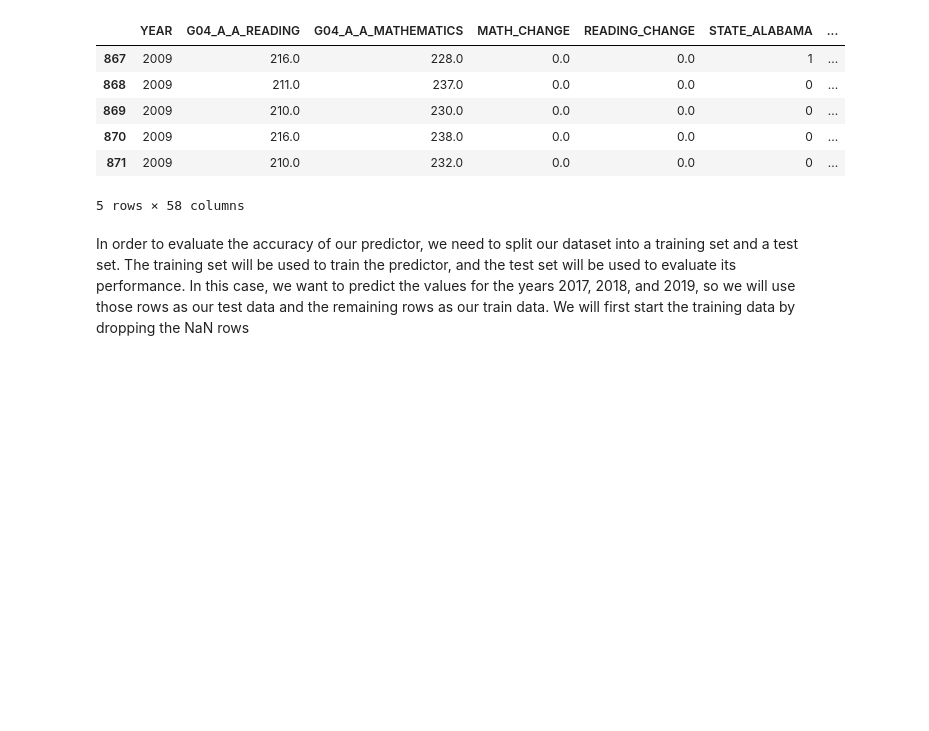
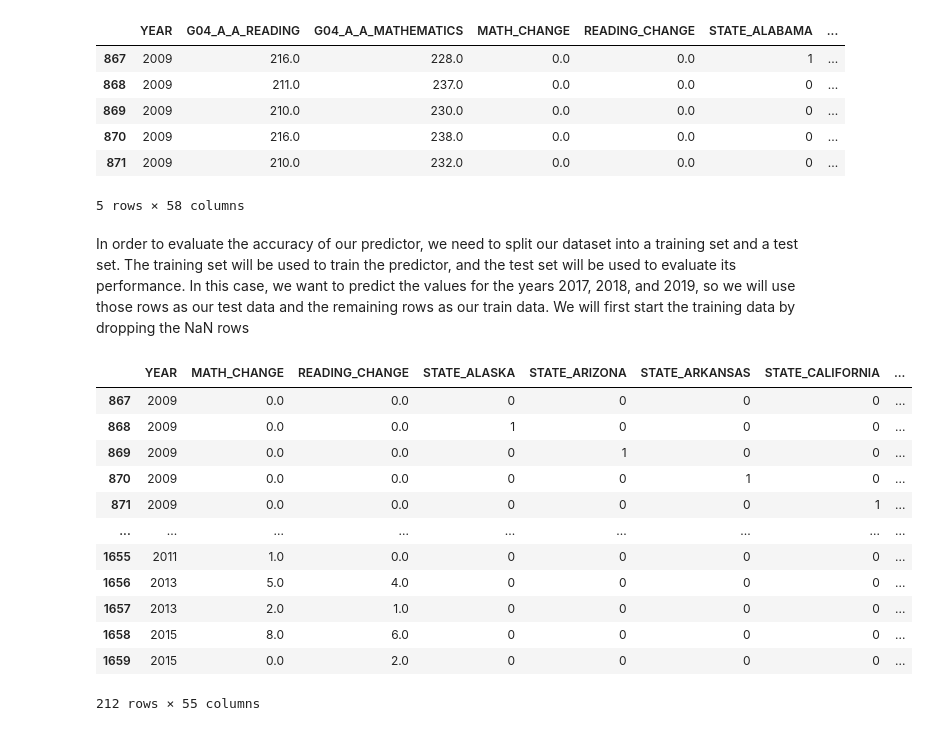
Before and after one commit to rohanondkar/rohanondkar.github.io, a Jupyter notebook: final.ipynb, the cells around one changed output. Cells and saved outputs as stored; diff of their text form; code cells hidden in the pictures; blank space fills up the shorter version.

```diff
--- a/final.ipynb
+++ b/final.ipynb
@@ -199,0 +204,32 @@ predict = state_avg[state_avg['YEAR'] >= 2017].dropna()
+# %%
+from sklearn.linear_model import LinearRegression
+
+X_reading = []
+y_reading = []
+X_math = []
+y_math = []
+
+# iterate through each row and add the year and state to the X variables and the growths to the y variables
+for i, row in trainer.iterrows():
+    add = row[3:].tolist()
+    add.insert(0, row['YEAR'])
+    X_reading.append(add)
+    y_reading.append(row['READING_CHANGE'])
+    X_math.append(add)
+    y_math.append(row['MATH_CHANGE'])
+
+trainer
+# %% [output]
+|  | YEAR | MATH_CHANGE | READING_CHANGE | STATE_ALASKA | STATE_ARIZONA | STATE_ARKANSAS | STATE_CALIFORNIA | ... |
+| 867 | 2009 | 0.0 | 0.0 | 0 | 0 | 0 | 0 | ... |
+| 868 | 2009 | 0.0 | 0.0 | 1 | 0 | 0 | 0 | ... |
+| 869 | 2009 | 0.0 | 0.0 | 0 | 1 | 0 | 0 | ... |
+| 870 | 2009 | 0.0 | 0.0 | 0 | 0 | 1 | 0 | ... |
+| 871 | 2009 | 0.0 | 0.0 | 0 | 0 | 0 | 1 | ... |
+| ... | ... | ... | ... | ... | ... | ... | ... | ... |
+| 1655 | 2011 | 1.0 | 0.0 | 0 | 0 | 0 | 0 | ... |
+| 1656 | 2013 | 5.0 | 4.0 | 0 | 0 | 0 | 0 | ... |
+| 1657 | 2013 | 2.0 | 1.0 | 0 | 0 | 0 | 0 | ... |
+| 1658 | 2015 | 8.0 | 6.0 | 0 | 0 | 0 | 0 | ... |
+| 1659 | 2015 | 0.0 | 2.0 | 0 | 0 | 0 | 0 | ... |
+212 rows × 55 columns
```
Also changed, not shown: parts of 22 cells of this notebook.
